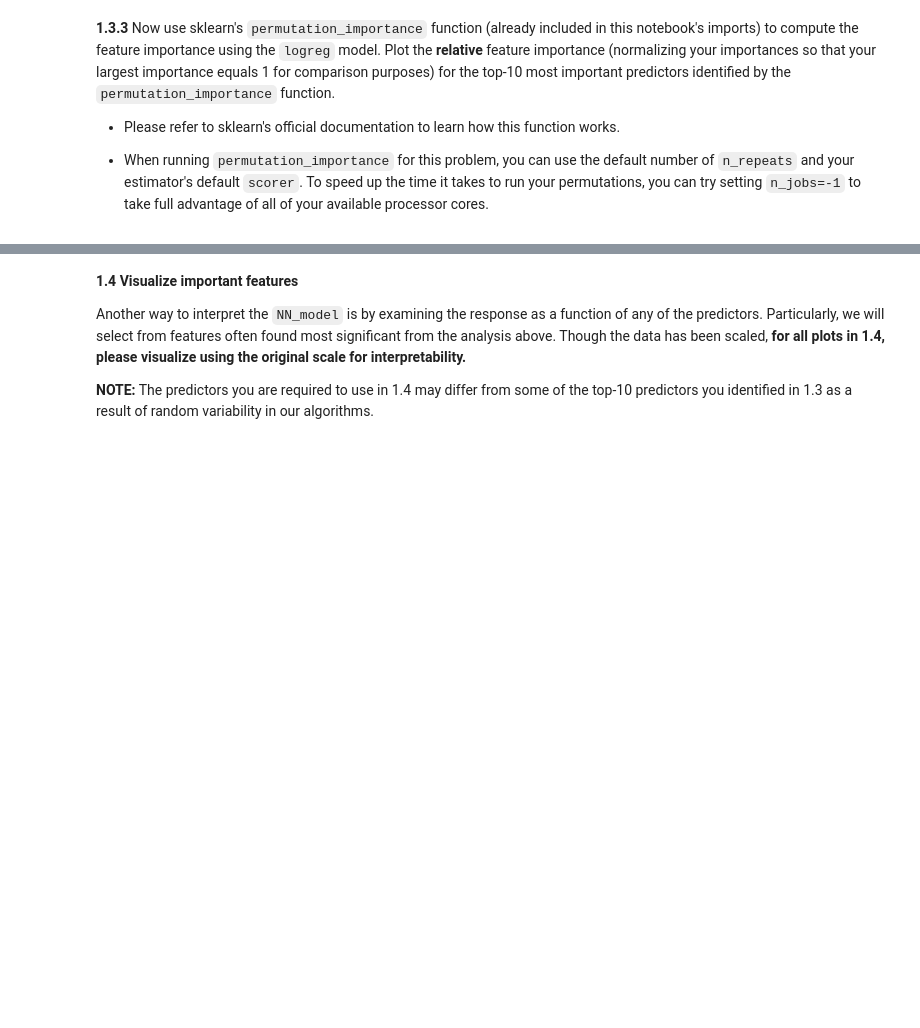
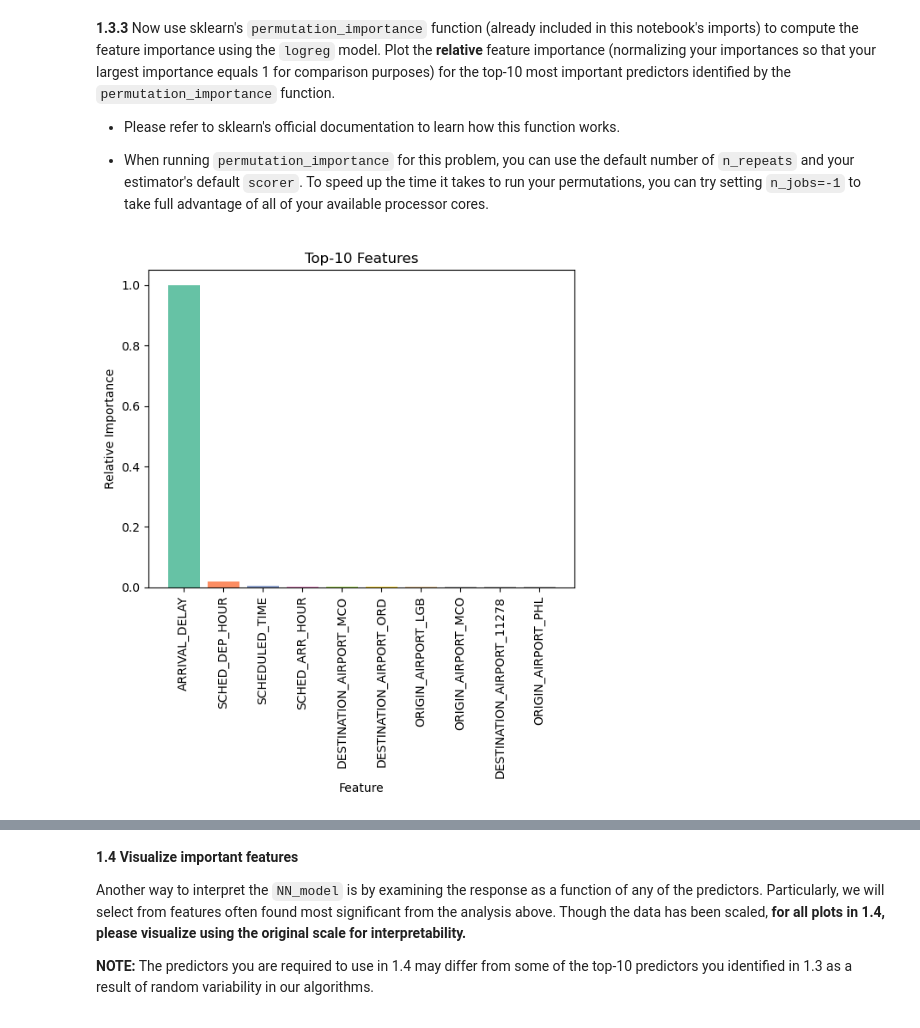
Before and after one commit to jamesliounis/Harvard-Deep-Learning, a Jupyter notebook: cs109b_hw3/cs109b_hw3.ipynb, the cells around one changed output, grey strips where cells are left out. Drawn from its saved outputs; the diff is of its cells as text; code cells hidden in the pictures; blank space fills up the shorter version.

```diff
--- a/cs109b_hw3/cs109b_hw3.ipynb
+++ b/cs109b_hw3/cs109b_hw3.ipynb
@@ -369,4 +403,4 @@ Neural networks are often called 'black-box' models because it is difficult to i
 </div>
 # %%
 # your code here
-...
+y_train_nn = (NN_model.predict(X_train) > 0.5).astype("int32")
@@ -386,0 +424,2 @@ grader.check("q1.3.1")
+# %%
+y_train_nn = np.argmax(y_train_nn, axis=1)
@@ -386,0 +438,9 @@ grader.check("q1.3.1")
+# %%
+# your code here
+
+logreg = LogisticRegression(penalty = 'l2', C=best_C, max_iter=1000).fit(X_train, y_train_nn)
+
+y_test_logreg = logreg.predict(X_test)
+logreg_test_acc = accuracy_score(np.argmax(y_test, axis=1), y_test_logreg)
+print("Logistic regression Test Accuracy: {:.2f}%".format(logreg_test_acc*100))
+print("Previous Test Accuracy: {:.2f}%".format(test_acc*100))
@@ -407,0 +464,29 @@ grader.check("q1.3.1")
+# %%
+%%time
+# Compute permutation-based feature importances
+result = permutation_importance(logreg,
+                                X_test,
+                                np.argmax(y_test, axis=1),
+                                n_repeats=10,
+                                random_state=0,
+                                n_jobs=1)
+
+importances = result.importances_mean
+
+# Find indices of top-10 features
+top_n = 10
+idx = np.argsort(importances)[::-1][:top_n]
+
+# Normalize importances and create color map
+norm_imp = importances / importances.max()
+colors = plt.cm.Set2(np.arange(top_n))
+
+# Create bar plot with different colors for top features
+plt.bar(range(top_n), norm_imp[idx], color=colors)
+plt.xticks(range(top_n), X_train.columns[idx], rotation=90)
+plt.xlabel('Feature')
+plt.ylabel('Relative Importance')
+plt.title('Top-10 Features')
+plt.show()
+# %% [output]
+[figure, added]
```
Also changed, not shown: parts of 32 cells of this notebook.
